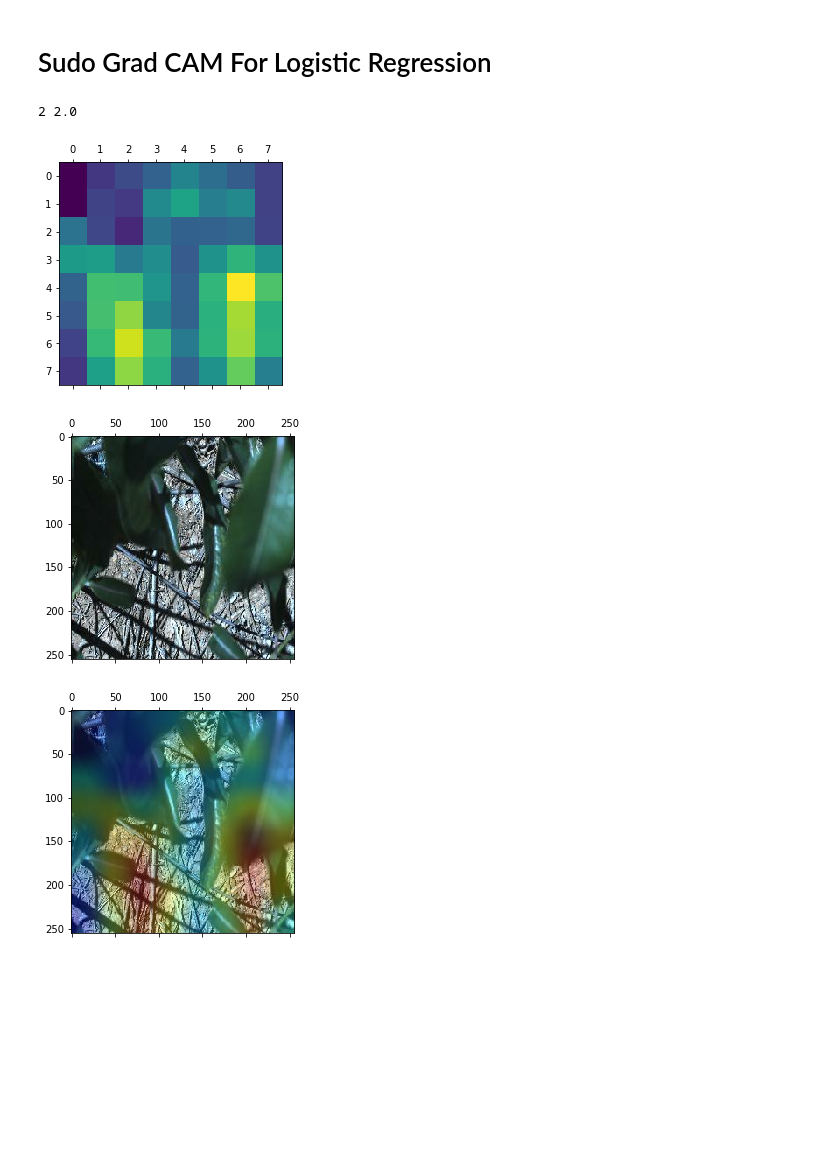
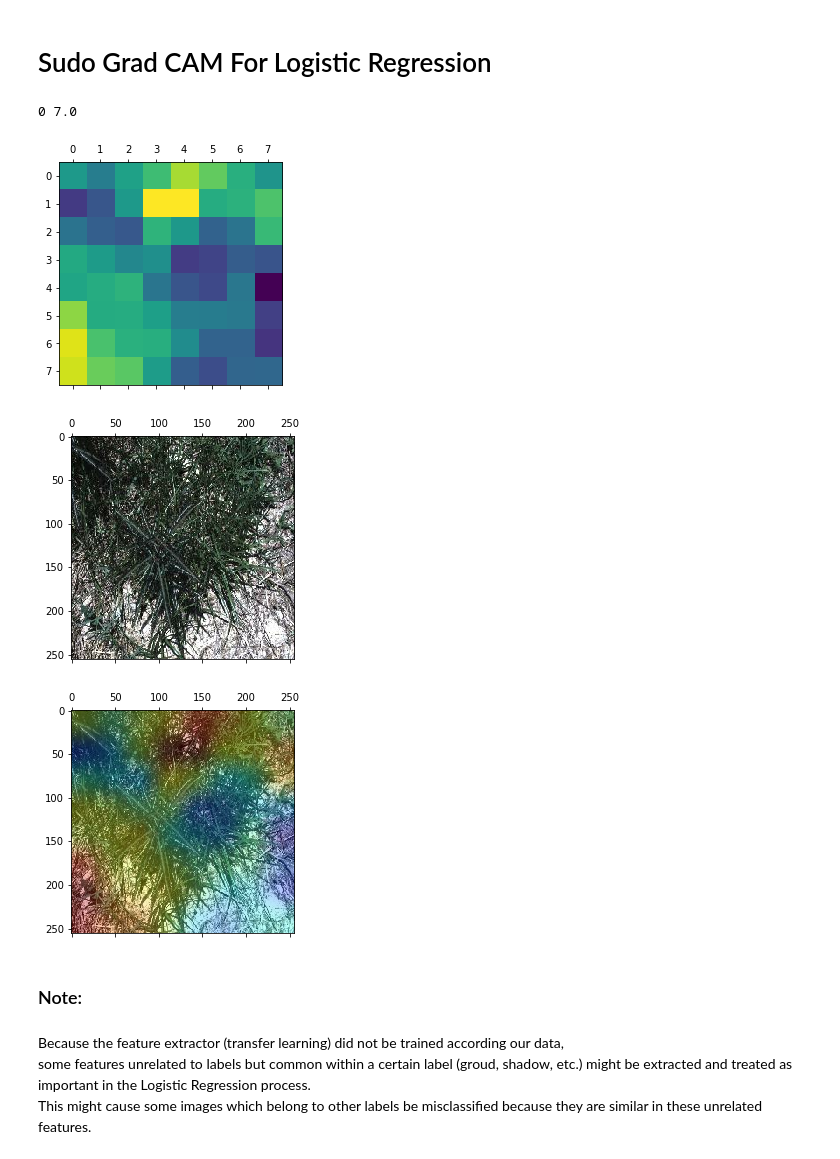
Before and after one commit to zhxchd/weed-out-the-weeds, a Jupyter notebook: pipeline/log_regression_grad_cam.ipynb, the cells around one changed output. Drawn from its saved outputs; the diff is of its cells as text; code cells hidden in the pictures; blank space fills up the shorter version.

Commit message:
Some notes for sudo grad_CAM

```diff
--- a/pipeline/log_regression_grad_cam.ipynb
+++ b/pipeline/log_regression_grad_cam.ipynb
@@ -205,35 +205,41 @@ for clf_and_accuracy in clfs_and_accuracies:
   for k in range(9):
     imp_w.append(sudo_gradcam(clf, k, 8*8))
 
   # take test case=img_index as example.
-  img_index = 31
+  img_index = 152
   pred = int(clf.predict(X_test_flatten[img_index].reshape(1, -1))[0])
   heatmap = imp_w[pred][0] * test_features[img_index,:,:,0]
   for i in range(1, 512):
     heatmap += imp_w[pred][i] * test_features[img_index,:,:,i]
 
   heatmap = tf.nn.relu(heatmap)
   heatmap = tf.maximum(heatmap, 0) / tf.math.reduce_max(heatmap)
   print(pred, y_test[img_index])
   plt.matshow(heatmap)
 
   # Superimpose the heatmap on original image
   heatmap = np.uint8(255 * heatmap)
   jet = cm.get_cmap("jet")
   jet_colors = jet(np.arange(256))[:, :3]
   jet_heatmap = jet_colors[heatmap]
 
   jet_heatmap = tf.keras.preprocessing.image.array_to_img(jet_heatmap)
   jet_heatmap = jet_heatmap.resize((256, 256))
   jet_heatmap = tf.keras.preprocessing.image.img_to_array(jet_heatmap)
 
   alpha = 0.4
   superimposed_img = jet_heatmap * alpha + X_test[img_index]
   superimposed_img = tf.keras.preprocessing.image.array_to_img(superimposed_img)
   plt.matshow(X_test[img_index])
   plt.matshow(superimposed_img)
 # %% [output]
-2 2.0
+0 7.0
-[figure, old version]
+[figure, new version]
-[figure, old version]
+[figure, new version]
-[figure, old version]
+[figure, new version]
+# %% [markdown]
+### Note:
+# %% [markdown]
+Because the feature extractor (transfer learning) did not be trained according our data,
+some features unrelated to labels but common within a certain label (groud, shadow, etc.) might be extracted and treated as important in the Logistic Regression process.
+This might cause some images which belong to other labels be misclassified because they are similar in these unrelated features.
```
